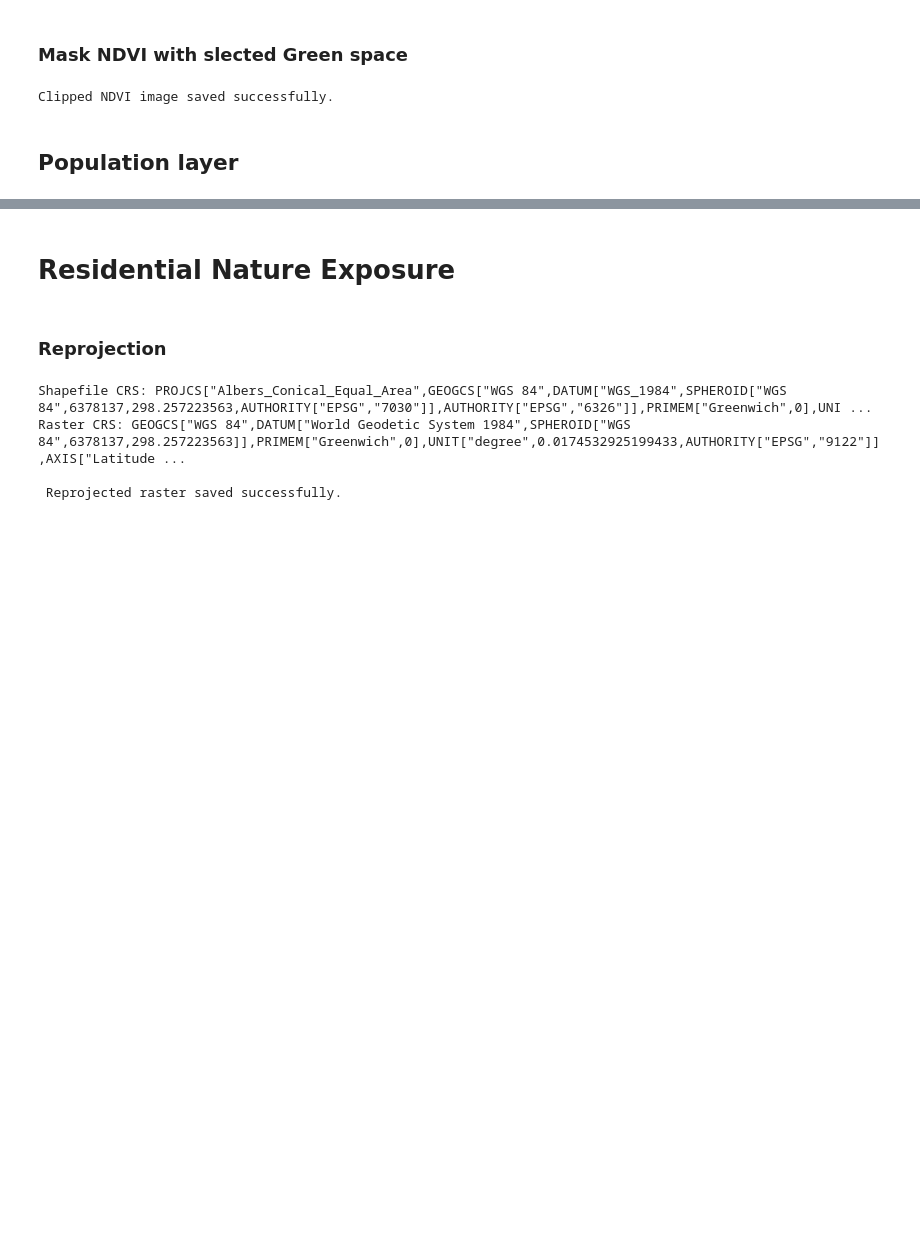
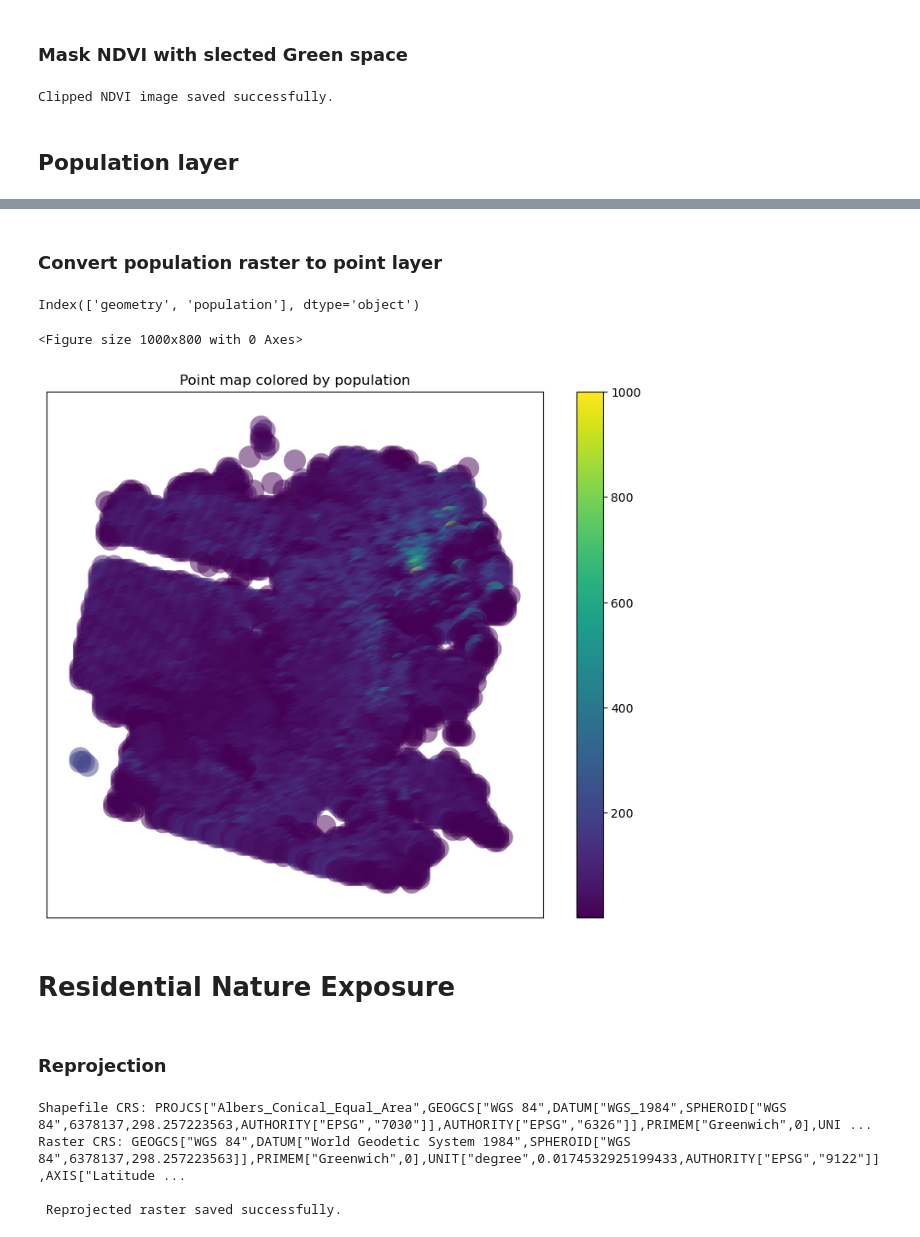
Before and after one commit to natcap/invest-mental-health, a Jupyter notebook: code/MH-model-01-residential.ipynb, the cells around one changed output, grey strips where cells are left out. Cells and saved outputs as stored; diff of their text form; code cells hidden in the pictures; blank space fills up the shorter version.

```diff
--- a/code/MH-model-01-residential.ipynb
+++ b/code/MH-model-01-residential.ipynb
@@ -354,62 +451,54 @@ Clipped NDVI image saved successfully.
+# %% [markdown]
+### Convert population raster to point layer
 # %%
-import rasterio
-import geopandas as gpd
-from shapely.geometry import Point
-
-# Path to the population raster
-population_raster_path = 'usa_ppp_2020_UNadj_constrained_SF_proj_setnull.tif'
-
-# Read the population raster
-with rasterio.open(population_raster_path) as src:
-    population_data = src.read(1)
-    population_meta = src.meta
-    transform = src.transform
-    crs = src.crs  # Coordinate reference system
-
-# # Create a list to hold the points
-# points = []
-
-# # Iterate over the raster data and extract points with values > 0
-# for row in range(population_data.shape[0]):
-#     for col in range(population_data.shape[1]):
-#         value = population_data[row, col]
-#         if value > 0:
-#             x, y = rasterio.transform.xy(transform, row, col)
-#             points.append((Point(x, y), value))
-
-# # Create a GeoDataFrame from the points
-# gdf = gpd.GeoDataFrame(points, columns=['geometry', 'value'])
-
-
 # Find the indices where raster values are greater than 0
 rows, cols = np.where(population_data > 0)
 
 # Convert these indices to geographic coordinates
 x_coords, y_coords = rasterio.transform.xy(transform, rows, cols, offset='center')
 
 # Extract the population values for the valid pixels
 population_values = population_data[rows, cols]
 
 # Create a list of points and their associated population values
 points = [Point(x, y) for x, y in zip(x_coords, y_coords)]
 point_data = {'geometry': points, 'population': population_values}
 
 # Create a GeoDataFrame
 gdf = gpd.GeoDataFrame(point_data, crs=crs)
 
 # Path to save the point shapefile
 output_shapefile_path = 'usa_ppp_2020_UNadj_constrained_SF_proj_setnull_pt_py.shp'
 # Save the GeoDataFrame to a shapefile
 gdf.to_file(output_shapefile_path, driver='ESRI Shapefile')
 
 
 
 
 # Create a 300m buffer around each point
 gdf_copy = gdf
 gdf_copy['geometry'] = gdf_copy['geometry'].buffer(300)
 output_shapefile_path = 'usa_ppp_2020_UNadj_constrained_SF_proj_setnull_pt_py_300m.shp'
 gdf_copy.to_file(output_shapefile_path, driver='ESRI Shapefile')
+
+
+
+
+
+## Plot the points with colors based on the attribute values
+print(gdf.columns)
+value_column = 'population'
+plt.figure(figsize=(10, 8))
+gdf.plot(column=value_column, cmap='viridis', legend=True, markersize=0.001, alpha=0.5, figsize=(10, 8))
+plt.title(f"Point map colored by {value_column}")
+# Show the plot
+plt.xticks([])
+plt.yticks([])
+plt.show()
+# %% [output]
+Index(['geometry', 'population'], dtype='object')
+<Figure size 1000x800 with 0 Axes>
+[figure, added]
 # %% [markdown]
 # Residential Nature Exposure
 # %% [markdown]
```
Also changed, not shown: parts of 5 cells of this notebook.
